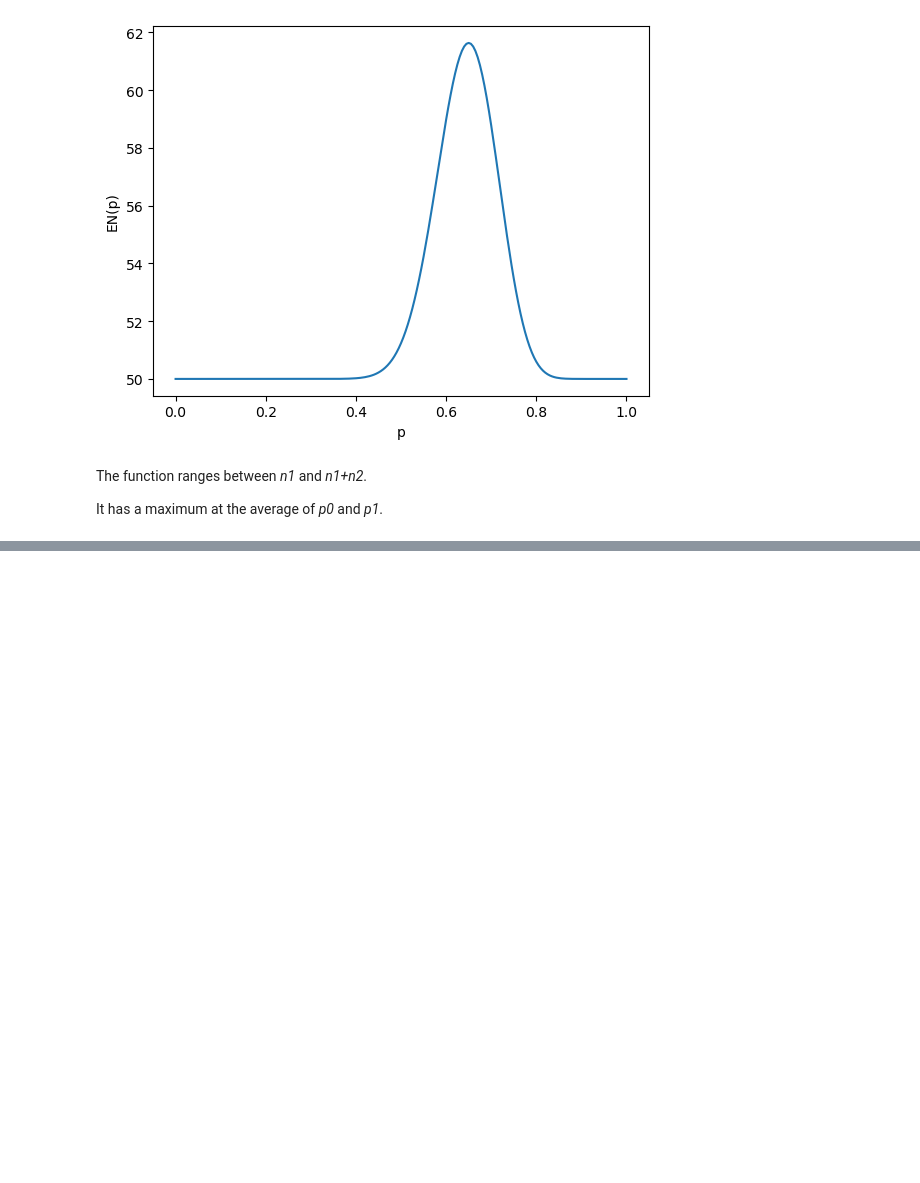
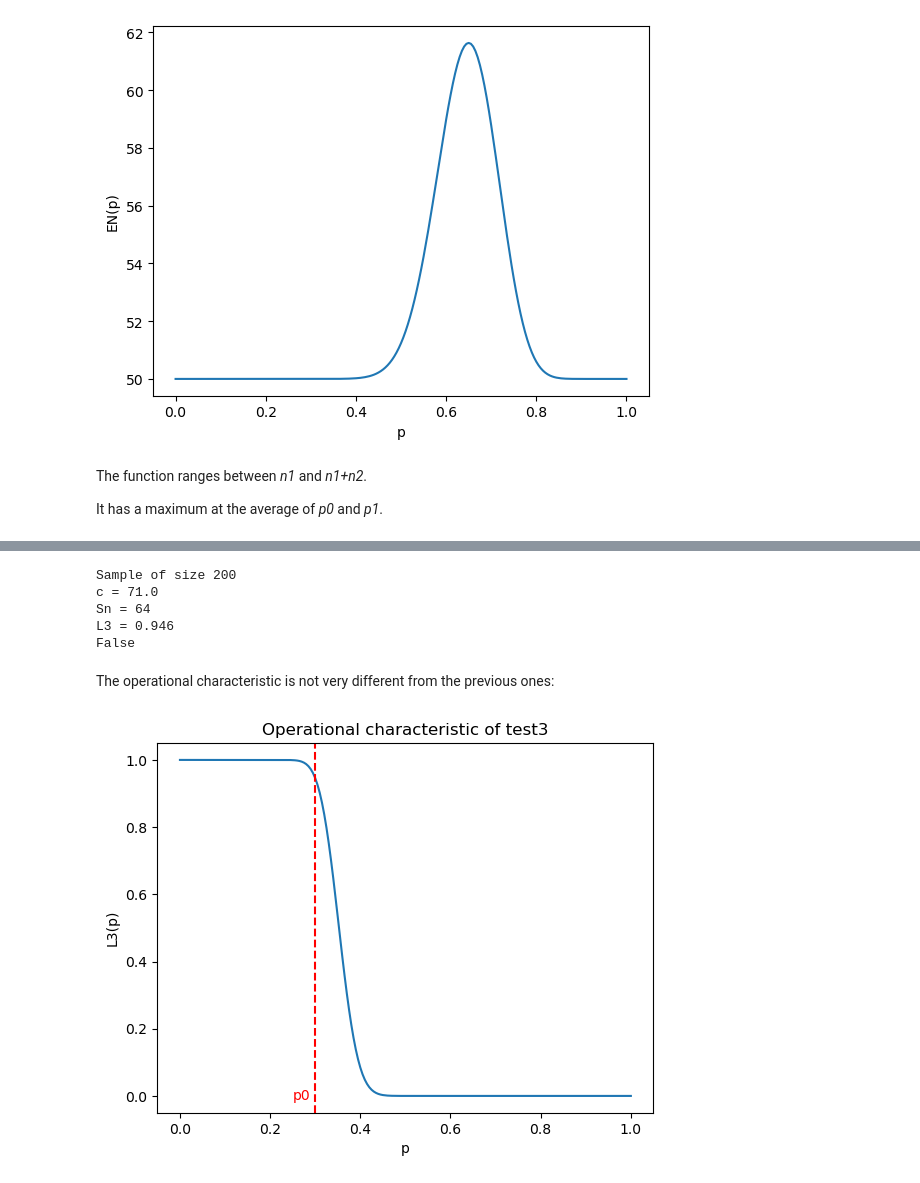
Before and after one commit to PrinceOfCzechia/sequential-test-sim, a Jupyter notebook: notebook.ipynb, the cells around one changed output, grey strips where cells are left out. Saved outputs shown, nothing was run; the diff lists cells and outputs as text; code cells hidden in the pictures; blank space fills up the shorter version.

```diff
--- a/notebook.ipynb
+++ b/notebook.ipynb
@@ -202,0 +249,33 @@ It has a maximum at the average of *p0* and *p1*.
+# %%
+N = 200 # maximum sample size
+n = 20 # initial sample size
+
+p0 = 0.30
+p1 = 0.50
+alpha = 0.05
+
+p = 0.30
+
+print( test3( n, N, p0, alpha, verbose = True ) )
+# %% [output]
+Sample of size 200
+c = 71.0
+Sn = 64
+L3 = 0.946
+False
+# %% [markdown]
+The operational characteristic is not very different from the previous ones:
+# %%
+arr_p = np.linspace( 0, 1, 201 )
+arr_L = L3( arr_p, eval_c( N, p0, alpha ), N )
+
+# plot of the operational characteristic
+plt.plot( arr_p, arr_L )
+plt.axvline( x=p0, color='red', linestyle='--' )
+plt.text( p0-0.01, -0.02, 'p0', color='red', verticalalignment='bottom', horizontalalignment='right' )
+plt.xlabel( 'p' )
+plt.ylabel( 'L3(p)' )
+plt.title( 'Operational characteristic of test3' )
+plt.show()
+# %% [output]
+[figure, added]
```
Also changed, not shown: parts of 18 cells of this notebook.
